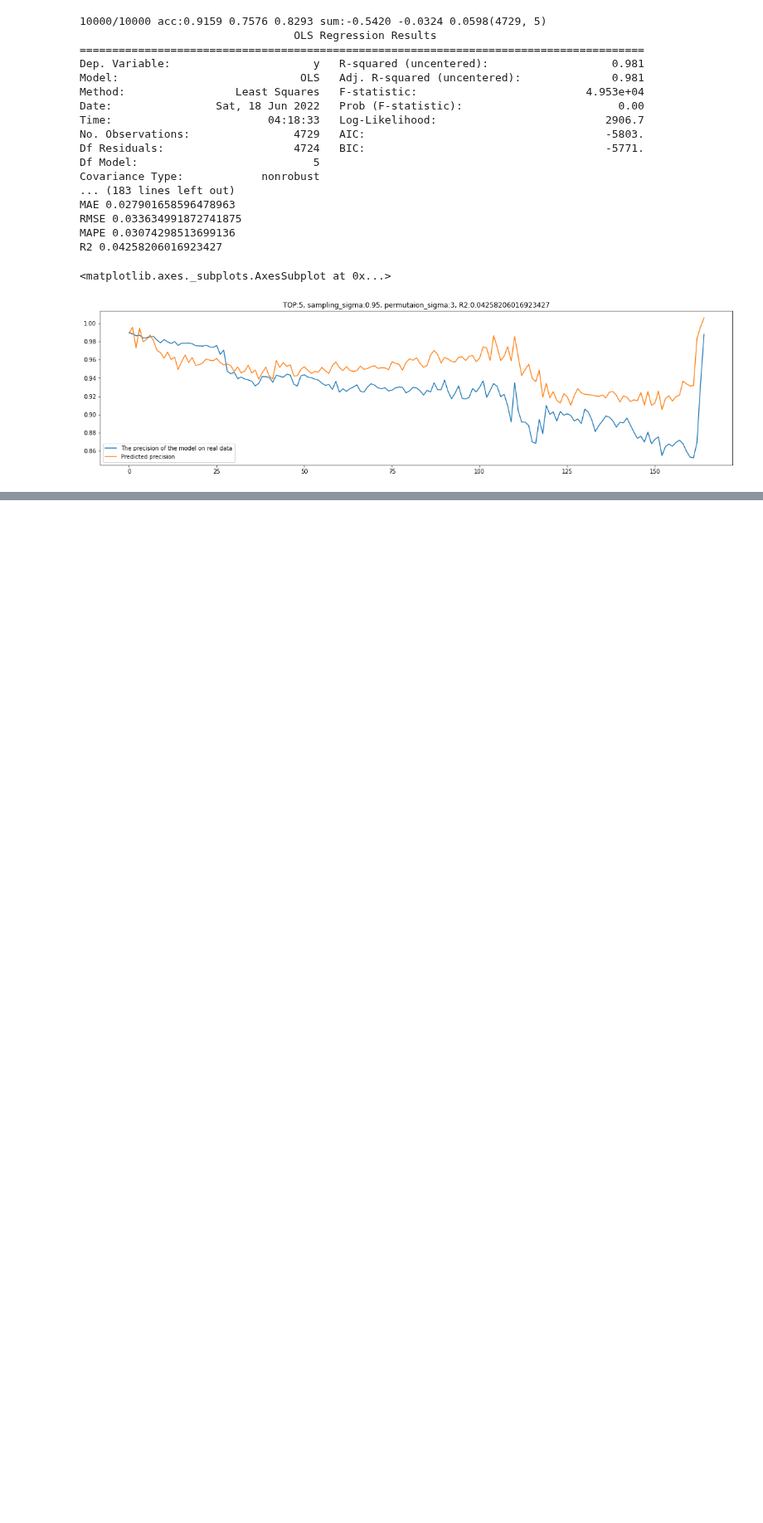
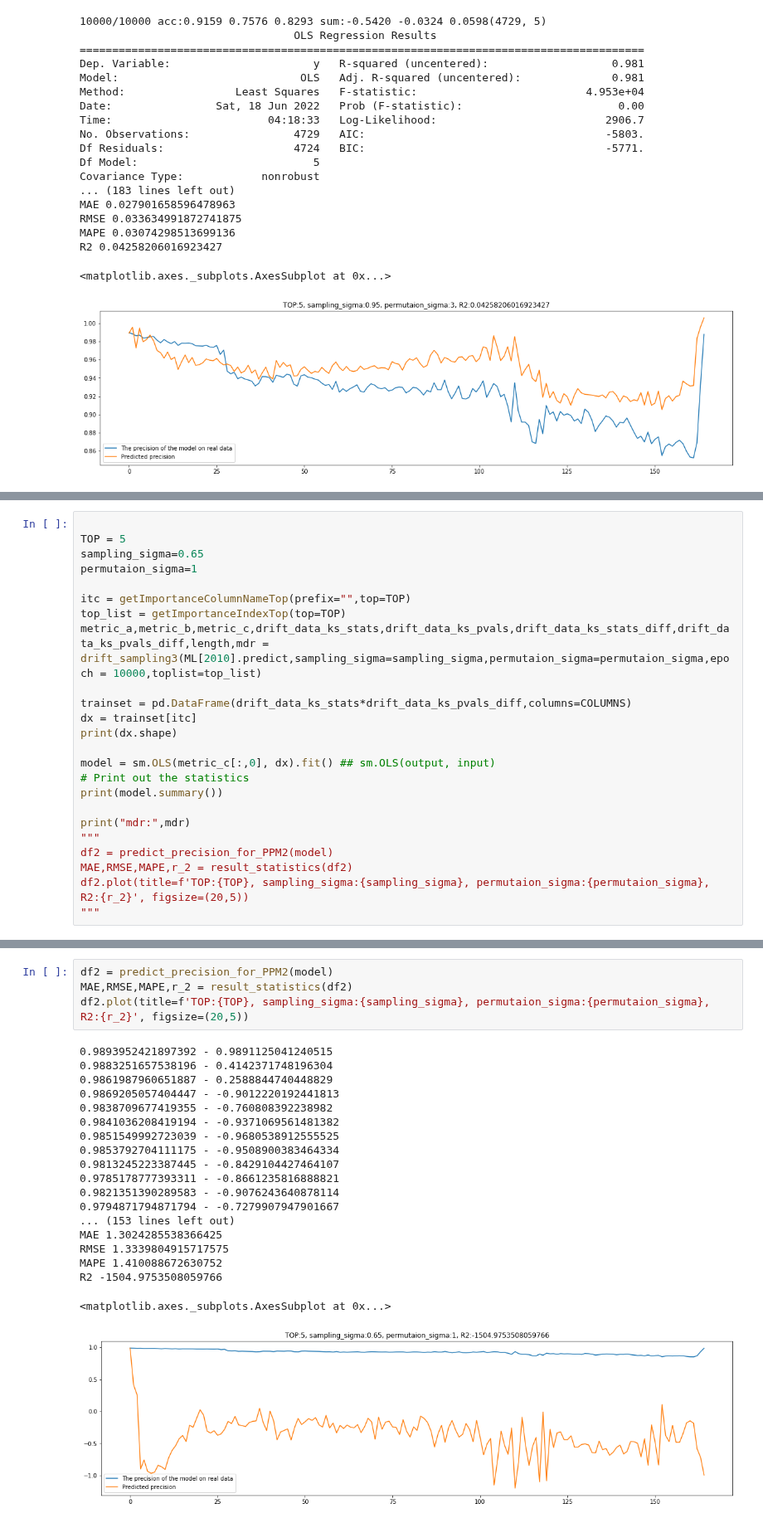
Before and after one commit to dolmani38/drift, a Jupyter notebook: Concept drift에 의한 모델의 성능 추정 방법_0618.ipynb, the cells around one changed output, grey strips where cells are left out. Shown at 83% size. Drawn from its saved outputs; the diff is of its cells as text; blank space fills up the shorter version.

```diff
--- a/Concept drift에 의한 모델의 성능 추정 방법_0618.ipynb
+++ b/Concept drift에 의한 모델의 성능 추정 방법_0618.ipynb
@@ -1374,0 +1401,24 @@ R2 0.2806009718350523
+# %%
+
+TOP = 5
+sampling_sigma=0.65
+permutaion_sigma=1
+
+itc = getImportanceColumnNameTop(prefix="",top=TOP)
+top_list = getImportanceIndexTop(top=TOP)
+metric_a,metric_b,metric_c,drift_data_ks_stats,drift_data_ks_pvals,drift_data_ks_stats_diff,drift_data_ks_pvals_diff,length,mdr = drift_sampling3(ML[2010].predict,sampling_sigma=sampling_sigma,permutaion_sigma=permutaion_sigma,epoch = 10000,toplist=top_list)
+
+trainset = pd.DataFrame(drift_data_ks_stats*drift_data_ks_pvals_diff,columns=COLUMNS)
+dx = trainset[itc]
+print(dx.shape)
+
+model = sm.OLS(metric_c[:,0], dx).fit() ## sm.OLS(output, input)
+# Print out the statistics
+print(model.summary())
+
+print("mdr:",mdr)
+"""
+df2 = predict_precision_for_PPM2(model)
+MAE,RMSE,MAPE,r_2 = result_statistics(df2)
+df2.plot(title=f'TOP:{TOP}, sampling_sigma:{sampling_sigma}, permutaion_sigma:{permutaion_sigma}, R2:{r_2}', figsize=(20,5))
+"""
@@ -1374,0 +1444,24 @@ R2 0.2806009718350523
+# %%
+df2 = predict_precision_for_PPM2(model)
+MAE,RMSE,MAPE,r_2 = result_statistics(df2)
+df2.plot(title=f'TOP:{TOP}, sampling_sigma:{sampling_sigma}, permutaion_sigma:{permutaion_sigma}, R2:{r_2}', figsize=(20,5))
+# %% [output]
+0.9893952421897392 - 0.9891125041240515
+0.9883251657538196 - 0.4142371748196304
+0.9861987960651887 - 0.2588844740448829
+0.9869205057404447 - -0.9012220192441813
+0.9838709677419355 - -0.760808392238982
+0.9841036208419194 - -0.9371069561481382
+0.9851549992723039 - -0.9680538912555525
+0.9853792704111175 - -0.9508900383464334
+0.9813245223387445 - -0.8429104427464107
+0.9785178777393311 - -0.8661235816888821
+0.9821351390289583 - -0.9076243640878114
+0.9794871794871794 - -0.7279907947901667
+... (153 lines left out)
+MAE 1.3024285538366425
+RMSE 1.3339804915717575
+MAPE 1.410088672630752
+R2 -1504.9753508059766
+<matplotlib.axes._subplots.AxesSubplot at 0x...>
+[figure, added]
```
Also changed, not shown: parts of 6 cells of this notebook.
